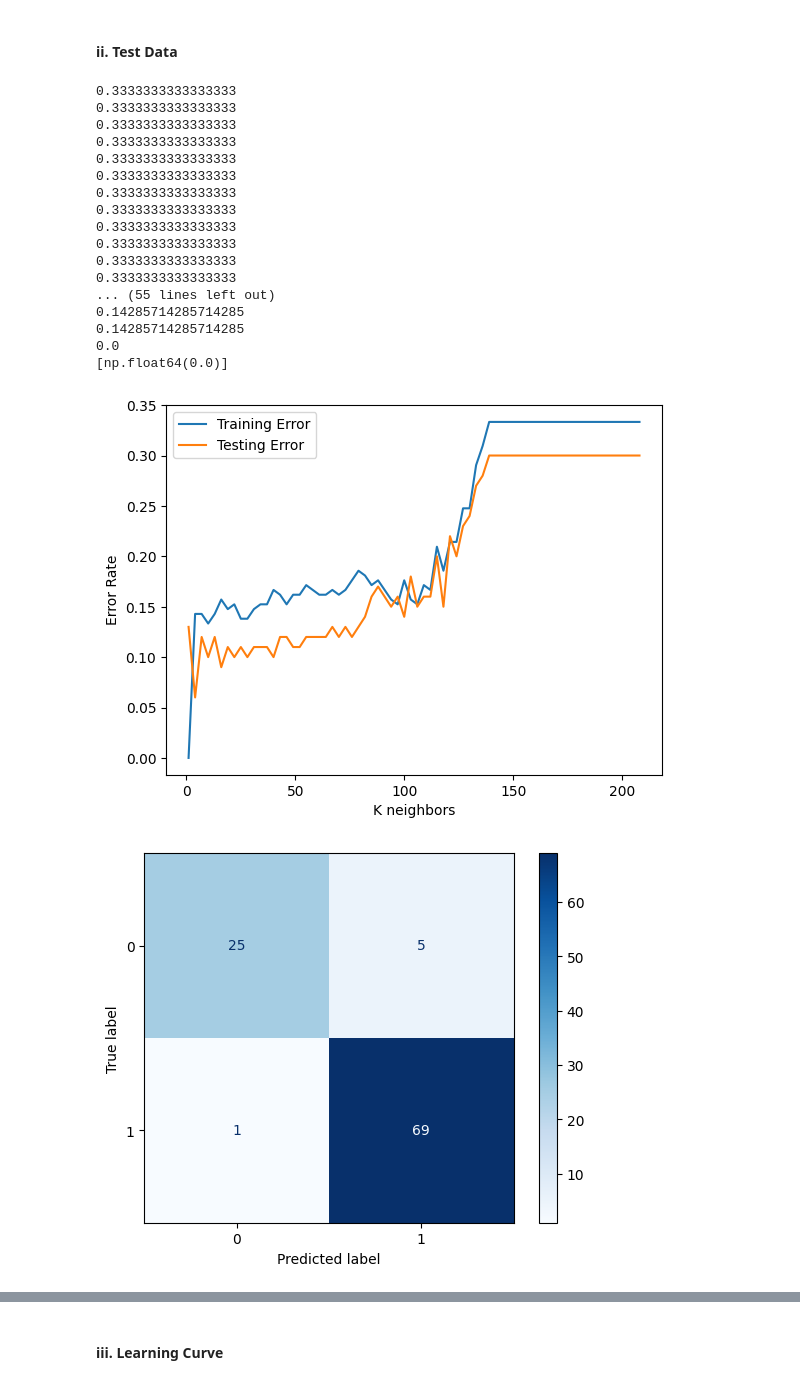
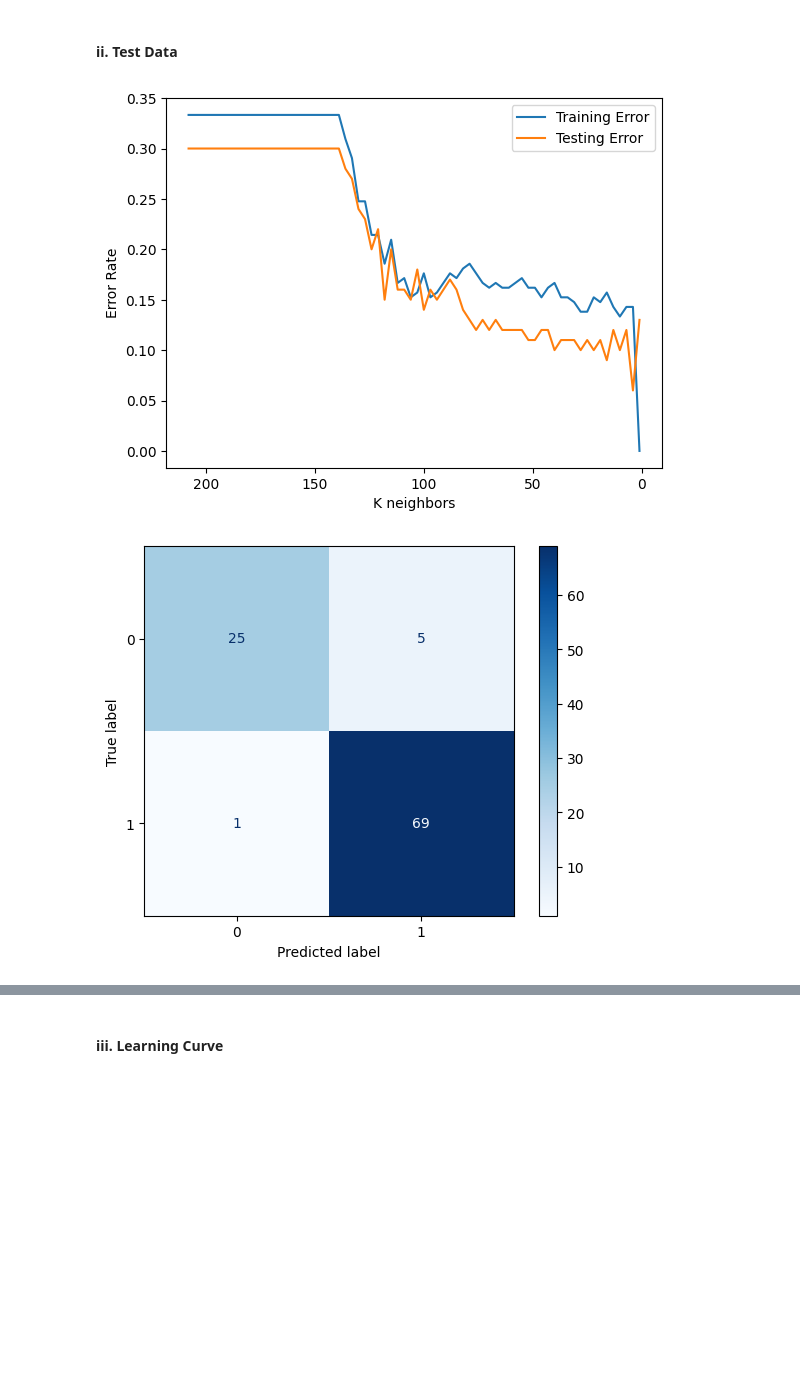
Before and after one commit to Brice12347/DSCI552HW1, a Jupyter notebook: Patchou_Brice_HW1.ipynb, the cells around one changed output, grey strips where cells are left out. Cells and saved outputs as stored; diff of their text form; code cells hidden in the pictures; blank space fills up the shorter version.

```diff
--- a/Patchou_Brice_HW1.ipynb
+++ b/Patchou_Brice_HW1.ipynb
@@ -179,67 +190,54 @@ for K in range(208,0,-3):
     testing_error = np.mean(y_test != knn_pred)
     # print(K)
     # print(testing_error)
-    print(training_error)
+    # print(training_error)
     train_errors.append(training_error)
     test_errors.append(testing_error)
 
-plt.plot(Ks,train_errors)
+plt.plot(Ks,train_errors,)
 plt.plot(Ks,test_errors)
+
+plt.gca().invert_xaxis()
 
 plt.xlabel("K neighbors")
 plt.ylabel("Error Rate")
 plt.legend(["Training Error", "Testing Error"])
-
+plt.show()
 
 
 k_star_index_test = test_errors.index(min(test_errors))
 k_star = Ks[k_star_index_test]
 
 # Needed for part f
 best_training_errors.append(min(train_errors))
-print(best_training_errors)
+# print(best_training_errors)
 
 knn = KNeighborsClassifier(n_neighbors=k_star)
 knn_pred = knn.fit(X_train, y_train).predict(X_test)
 C = confusion_matrix(y_test, knn_pred)
 
 TN, FP, FN, TP = C[0,0], C[0,1], C[1,0], C[1,1]
 true_positive_rate = TP / (TP + FN)
 
 true_negative_rate = TN / (TN + FP)
 
 precision = TP / (TP + FP)
 
 score = f1_score(y_test, knn_pred)
 
 confusion_plt = ConfusionMatrixDisplay(confusion_matrix=C, display_labels=['0','1'])
 confusion_plt.plot(cmap=plt.cm.Blues)
 
 plt.show()
+print(f"{k_star=}")
+print(f"The test error at the optimal k is {min(test_errors)}")
 print(C)
 print(f"""
 true positive: {true_positive_rate}
 true negative: {true_negative_rate}
 precision: {precision}
 f1_score: {score}
 """)
 # %% [output]
-0.3333333333333333
-0.3333333333333333
-0.3333333333333333
-0.3333333333333333
-0.3333333333333333
-0.3333333333333333
-0.3333333333333333
-0.3333333333333333
-0.3333333333333333
-0.3333333333333333
-0.3333333333333333
-0.3333333333333333
-... (55 lines left out)
-0.14285714285714285
-0.14285714285714285
-0.0
-[np.float64(0.0)]
-[figure, old version]
+[figure, new version]
 [figure]
```
Also changed, not shown: parts of 8 cells of this notebook.
